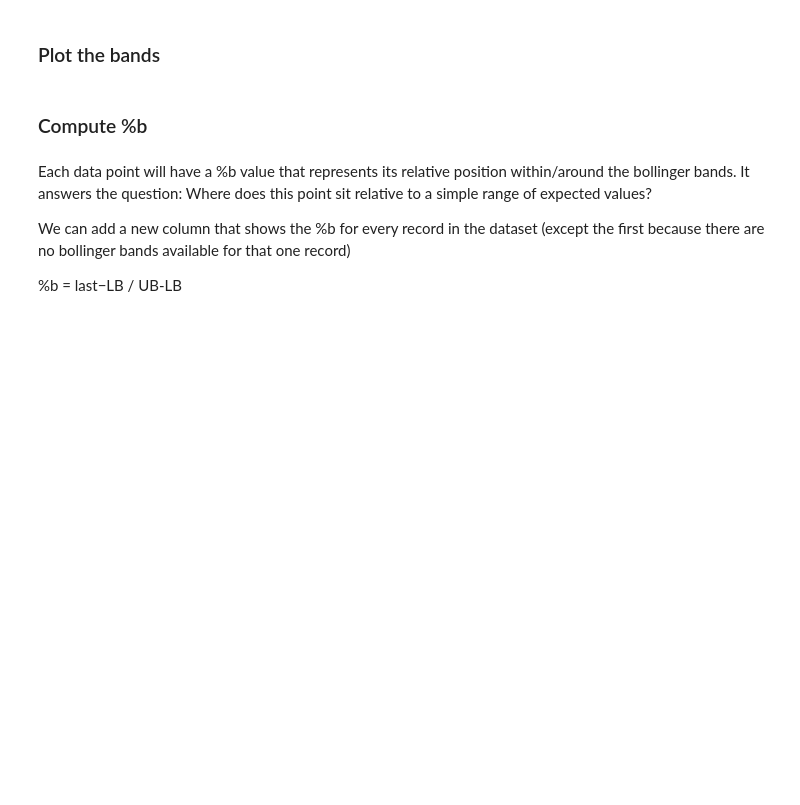
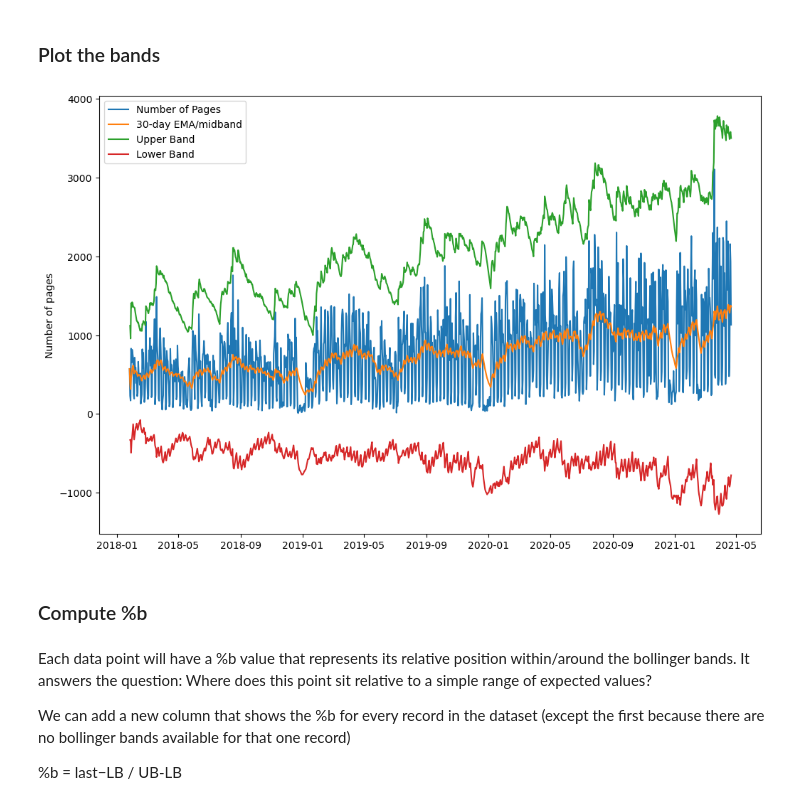
Before and after one commit to CodeupClassroom/pagel-anomaly-detection, a Jupyter notebook: ad_timeseries_lesson.ipynb, the cells around one changed output. Saved outputs shown, nothing was run; the diff lists cells and outputs as text; code cells hidden in the pictures; blank space fills up the shorter version.

```diff
--- a/ad_timeseries_lesson.ipynb
+++ b/ad_timeseries_lesson.ipynb
@@ -148,0 +285,3 @@ k = 3
+# %%
+midband = pages.ewm(span=span).mean()
+midband.head()
@@ -148,0 +296,3 @@ k = 3
+# %%
+sd = pages.ewm(span=span).std()
+sd.head()
@@ -148,0 +307,3 @@ k = 3
+# %%
+ub = midband + sd*k
+lb = midband - sd*k
@@ -149,2 +330,6 @@ k = 3
 # %%
 # combine all
+my_df = pd.concat([pages, midband, lb, ub], axis=1)
+# my_df.rename({'endpoint':'test'})
+my_df.columns = ['pages','midband','lb','ub']
+my_df
@@ -151,18 +351,20 @@ k = 3
 # %% [markdown]
 ### Plot the bands
 # %%
-# fig, ax = plt.subplots(figsize=(12,8))
+fig, ax = plt.subplots(figsize=(12,8))
 
-# ax.plot(my_df.index, my_df.pages, label='Number of Pages')
+ax.plot(my_df.index, my_df.pages, label='Number of Pages')
 
-# ax.plot(my_df.index, my_df.midband, label = '30-day EMA/midband')
-# ax.plot(my_df.index, my_df.ub, label = 'Upper Band')
-# ax.plot(my_df.index, my_df.lb, label = 'Lower Band')
+ax.plot(my_df.index, my_df.midband, label = '30-day EMA/midband')
+ax.plot(my_df.index, my_df.ub, label = 'Upper Band')
+ax.plot(my_df.index, my_df.lb, label = 'Lower Band')
 
-# ax.legend(loc='best')
-# ax.set_ylabel('Number of pages')
+ax.legend(loc='best')
+ax.set_ylabel('Number of pages')
 
-# plt.show()
+plt.show()
+# %% [output]
+[figure, added]
 # %% [markdown]
 ### Compute %b
 # %% [markdown]
```
Also changed, not shown: parts of 39 cells of this notebook.
